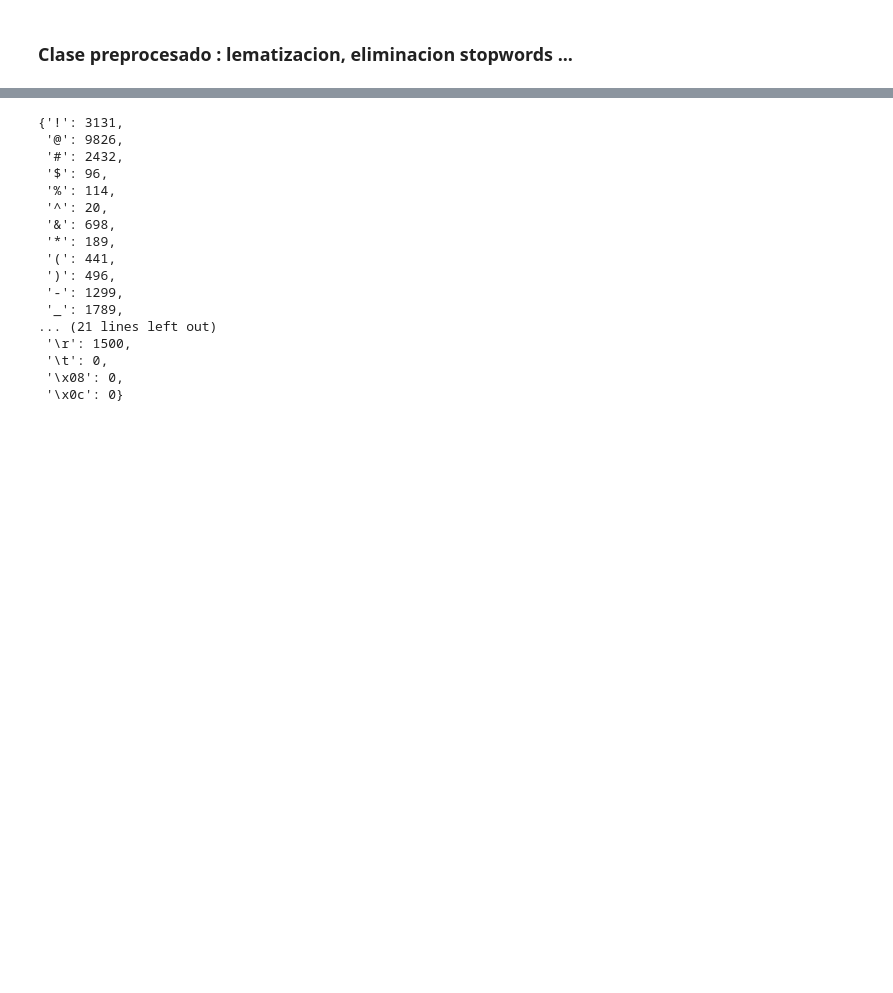
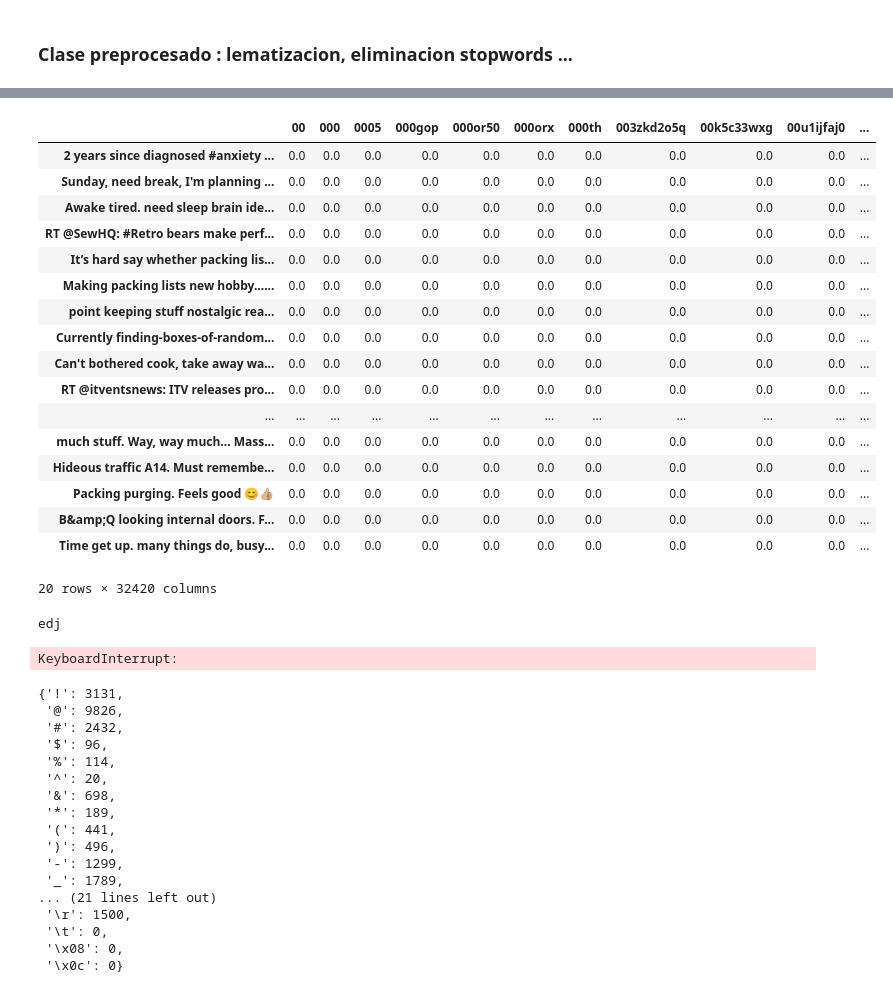
Before and after one commit to kokeitor/Twitter-Mental-Health-Classification, a Jupyter notebook: tw_classification_kaggle.ipynb, the cells around one changed output, grey strips where cells are left out. Saved outputs shown, nothing was run; the diff lists cells and outputs as text; code cells hidden in the pictures; blank space fills up the shorter version.

```diff
--- a/tw_classification_kaggle.ipynb
+++ b/tw_classification_kaggle.ipynb
@@ -724,3 +825,44 @@ Espero que este notebook os sirva. Sígueme en: https://vanesagomez.comtext prep
+# %%
+df_box_tf_idf.head(20)
+# %% [output]
+|  | 00 | 000 | 0005 | 000gop | 000or50 | 000orx | 000th | 003zkd2o5q | 00k5c33wxg | 00u1ijfaj0 | ... |
+| 2 years since diagnosed #anxiety ... | 0.0 | 0.0 | 0.0 | 0.0 | 0.0 | 0.0 | 0.0 | 0.0 | 0.0 | 0.0 | ... |
+| Sunday, need break, I'm planning ... | 0.0 | 0.0 | 0.0 | 0.0 | 0.0 | 0.0 | 0.0 | 0.0 | 0.0 | 0.0 | ... |
+| Awake tired. need sleep brain ide... | 0.0 | 0.0 | 0.0 | 0.0 | 0.0 | 0.0 | 0.0 | 0.0 | 0.0 | 0.0 | ... |
+| RT @SewHQ: #Retro bears make perf... | 0.0 | 0.0 | 0.0 | 0.0 | 0.0 | 0.0 | 0.0 | 0.0 | 0.0 | 0.0 | ... |
+| It’s hard say whether packing lis... | 0.0 | 0.0 | 0.0 | 0.0 | 0.0 | 0.0 | 0.0 | 0.0 | 0.0 | 0.0 | ... |
+| Making packing lists new hobby...... | 0.0 | 0.0 | 0.0 | 0.0 | 0.0 | 0.0 | 0.0 | 0.0 | 0.0 | 0.0 | ... |
+| point keeping stuff nostalgic rea... | 0.0 | 0.0 | 0.0 | 0.0 | 0.0 | 0.0 | 0.0 | 0.0 | 0.0 | 0.0 | ... |
+| Currently finding-boxes-of-random... | 0.0 | 0.0 | 0.0 | 0.0 | 0.0 | 0.0 | 0.0 | 0.0 | 0.0 | 0.0 | ... |
+| Can't bothered cook, take away wa... | 0.0 | 0.0 | 0.0 | 0.0 | 0.0 | 0.0 | 0.0 | 0.0 | 0.0 | 0.0 | ... |
+| RT @itventsnews: ITV releases pro... | 0.0 | 0.0 | 0.0 | 0.0 | 0.0 | 0.0 | 0.0 | 0.0 | 0.0 | 0.0 | ... |
+| ... | ... | ... | ... | ... | ... | ... | ... | ... | ... | ... | ... |
+| much stuff. Way, way much... Mass... | 0.0 | 0.0 | 0.0 | 0.0 | 0.0 | 0.0 | 0.0 | 0.0 | 0.0 | 0.0 | ... |
+| Hideous traffic A14. Must remembe... | 0.0 | 0.0 | 0.0 | 0.0 | 0.0 | 0.0 | 0.0 | 0.0 | 0.0 | 0.0 | ... |
+| Packing purging. Feels good 😊👍🏼 | 0.0 | 0.0 | 0.0 | 0.0 | 0.0 | 0.0 | 0.0 | 0.0 | 0.0 | 0.0 | ... |
+| B&amp;Q looking internal doors. F... | 0.0 | 0.0 | 0.0 | 0.0 | 0.0 | 0.0 | 0.0 | 0.0 | 0.0 | 0.0 | ... |
+| Time get up. many things do, busy... | 0.0 | 0.0 | 0.0 | 0.0 | 0.0 | 0.0 | 0.0 | 0.0 | 0.0 | 0.0 | ... |
+20 rows × 32420 columns
+# %%
+print("edj    ".lower().strip())
+# %% [output]
+edj
+# %%
+special_characters = [
+    '!', '@', '#', '$', '%', '^', '&', '*', '(', ')', '-', '_', '=', '+',
+    '{', '}', '[', ']', '|', '\\', ':', ';', '"', "'", '<', '>', ',', '.',
+    '?', '/', '~', '`', '\n', '\r', '\t', '\b', '\f'
+]
+
+special_c,df_clean = preprocessor.custom_del(
+                                            special_c  = special_characters,
+                                            data = df,
+                                            text_field_name = 'post_text',
+                                            delete=True,
+                                            plot=True
+                                            )
+# %% [output]
+KeyboardInterrupt:
 # %%
 special_c
 # %% [output]
```
Also changed, not shown: parts of 8 cells of this notebook.
